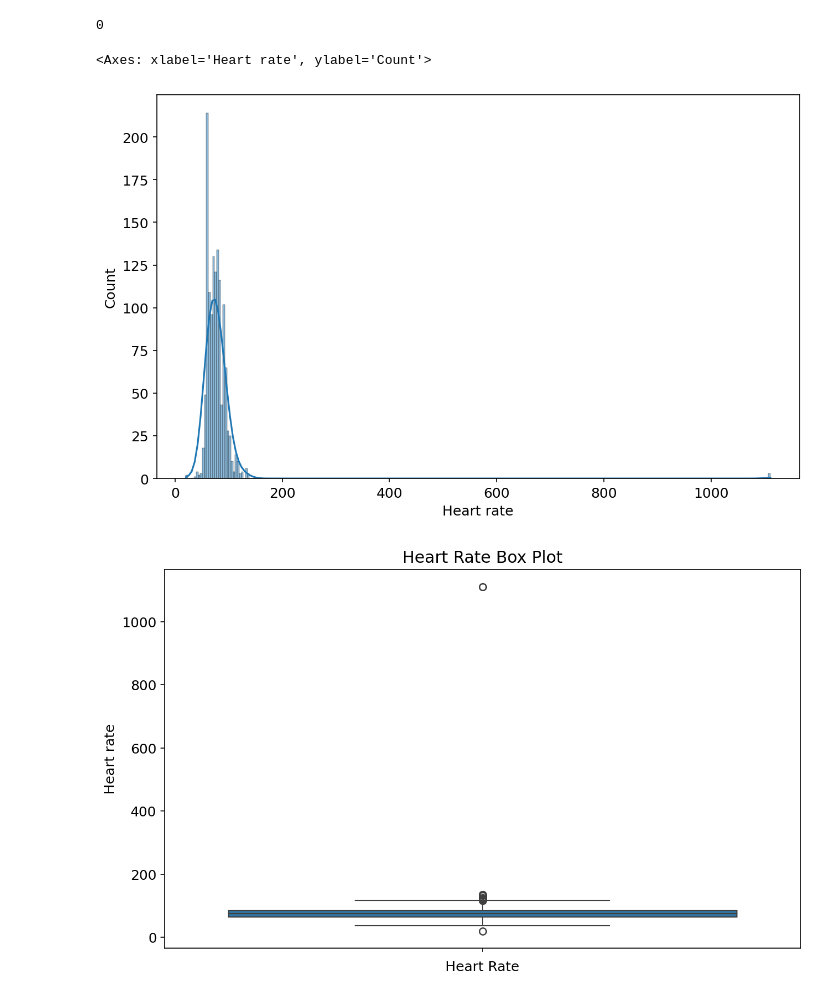
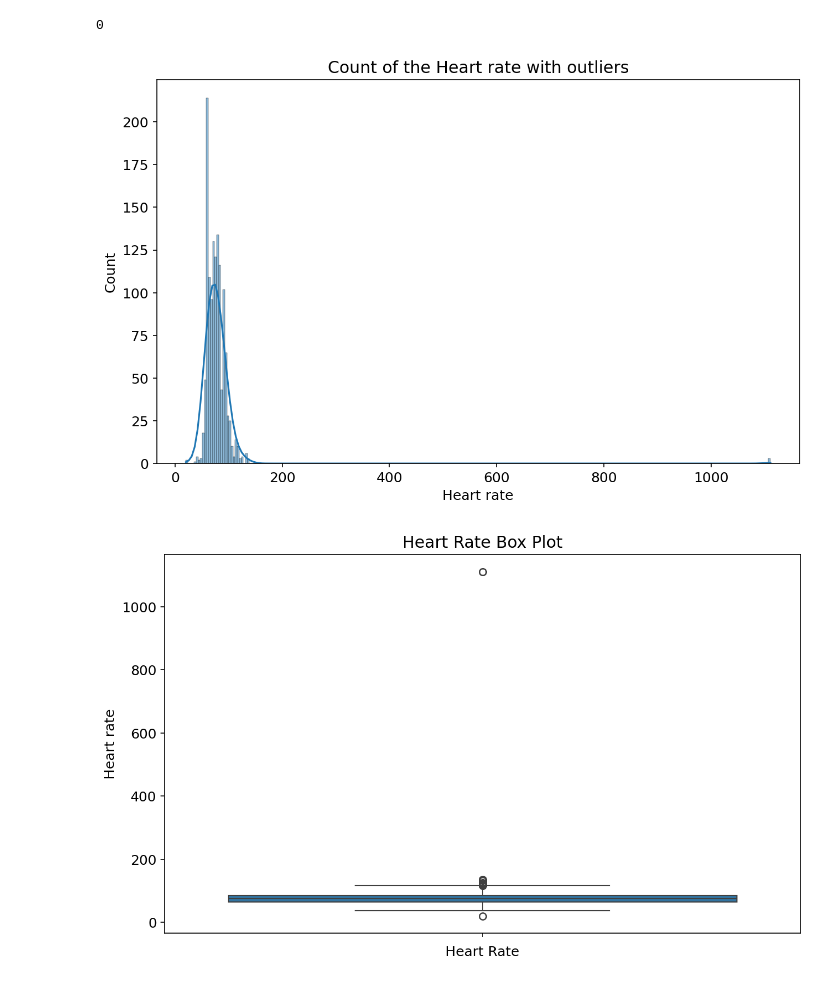
Before and after one commit to Jawad-Muzafar/EDA, a Jupyter notebook: Heart attack dataset/eda.ipynb, the cells around one changed output. Cells and saved outputs as stored; diff of their text form; code cells hidden in the pictures.

```diff
--- a/Heart attack dataset/eda.ipynb
+++ b/Heart attack dataset/eda.ipynb
@@ -254,9 +254,12 @@ df['Heart rate'].isnull().sum()
 0
 # %%
 sns.histplot(df['Heart rate'], kde=True)
+plt.title('Count of the Heart rate with outliers')
+plt.xlabel('Heart rate')
+plt.ylabel('Count')
+plt.show()
 # %% [output]
-<Axes: xlabel='Heart rate', ylabel='Count'>
-[figure, old version]
+[figure, new version]
 # %%
 sns.boxplot(df['Heart rate'])
 plt.title('Heart Rate Box Plot')
```
Also changed, not shown: parts of 59 cells of this notebook.
